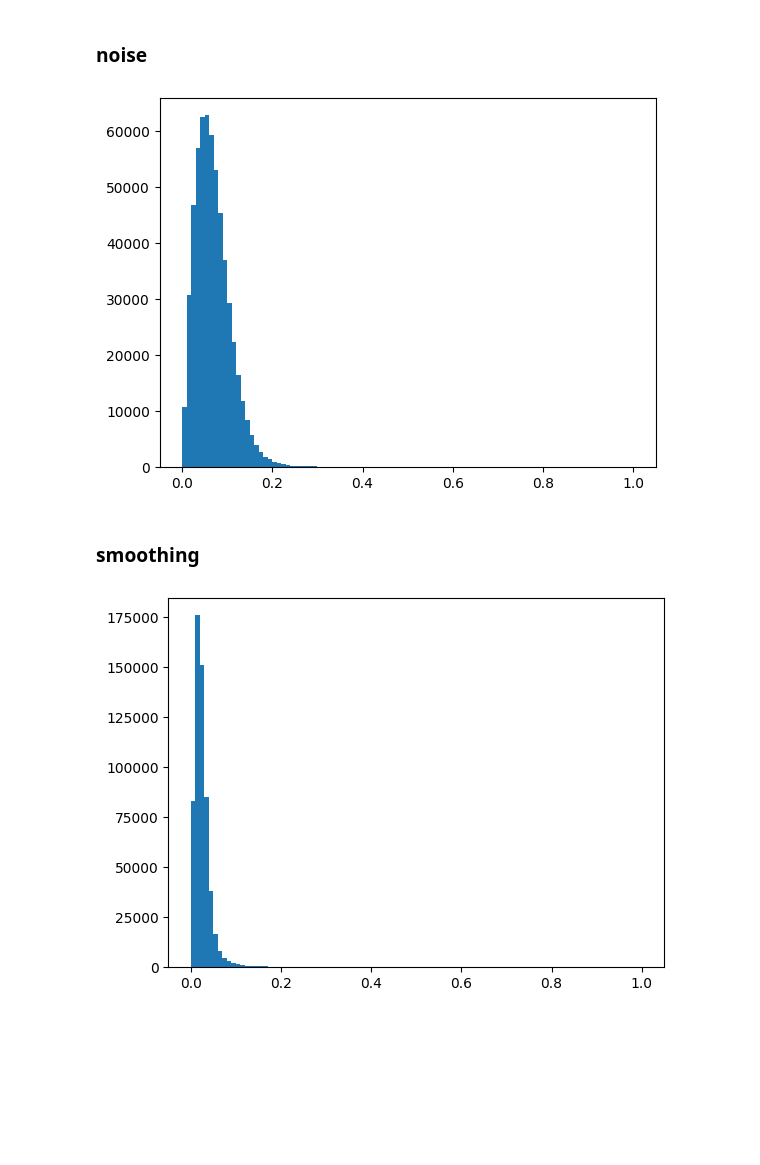
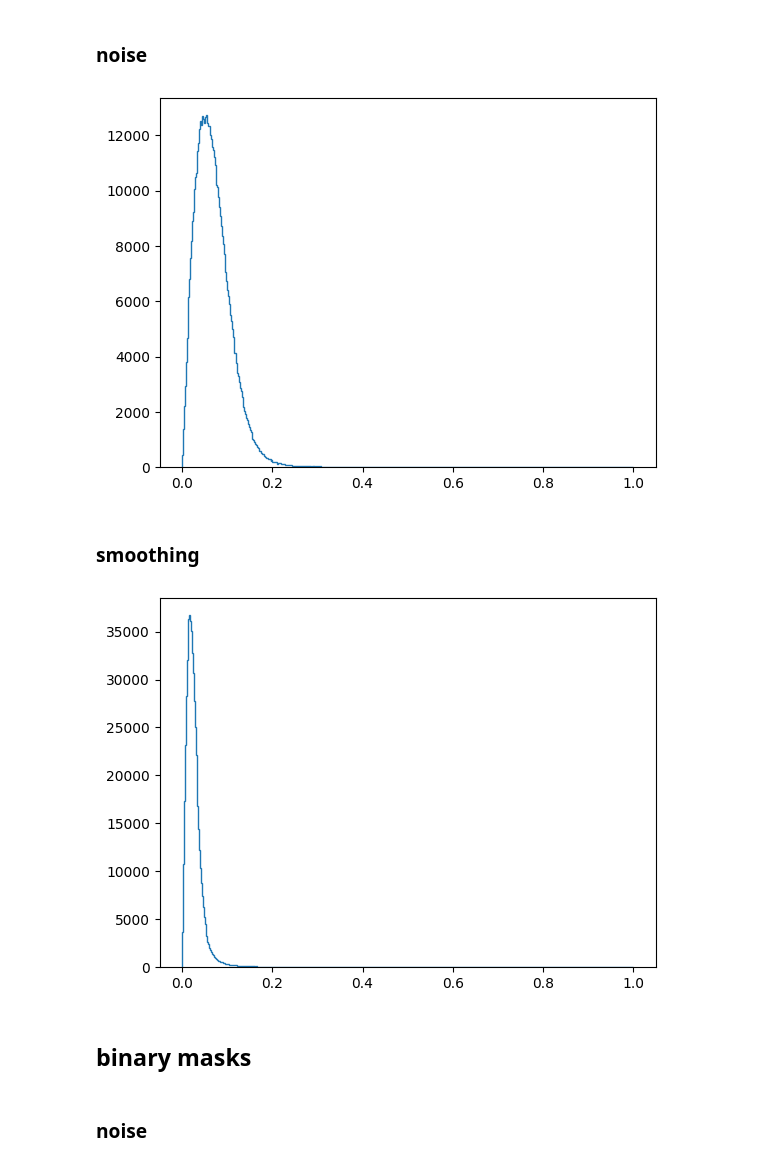
Before and after one commit to marekd6/CV1_labs, a Jupyter notebook: Assignment 02-20251125/cv1_2_2.ipynb, the cells around one changed output. Drawn from its saved outputs; the diff is of its cells as text; code cells hidden in the pictures; blank space fills up the shorter version.

```diff
--- a/Assignment 02-20251125/cv1_2_2.ipynb
+++ b/Assignment 02-20251125/cv1_2_2.ipynb
@@ -50,5 +50,5 @@ plt.imshow(S, cmap=plt.cm.gray)
 # %% [markdown]
 ### noise
 # %%
-Sobel_N = ski.filters.sobel(N)
+FN = ski.filters.sobel(N)
 # %%
@@ -86,6 +86,6 @@ plt.imshow(Sobel_S, cmap=plt.cm.gray)
 # %% [markdown]
 ### noise
 # %%
-hist_N = plt.hist(Sobel_N.ravel(), bins=100, range=(0,1))
+hist_N = plt.hist(FN.ravel(), bins=500, range=(0,1), histtype='step')
 # %% [output]
-[figure, old version]
+[figure, new version]
@@ -92,6 +94,6 @@ hist_N = plt.hist(Sobel_N.ravel(), bins=100, range=(0,1))
 # %% [markdown]
 ### smoothing
 # %%
-hist_S = plt.hist(Sobel_S.ravel(), bins=100, range=(0,1))
+hist_S = plt.hist(FS.ravel(), bins=500, range=(0,1), histtype='step')
 # %% [output]
-[figure, old version]
+[figure, new version]
@@ -97,0 +102,4 @@ hist_S = plt.hist(Sobel_S.ravel(), bins=100, range=(0,1))
+# %% [markdown]
+## binary masks
+# %% [markdown]
+### noise
```
Also changed, not shown: parts of 39 cells of this notebook, 1 other file.
